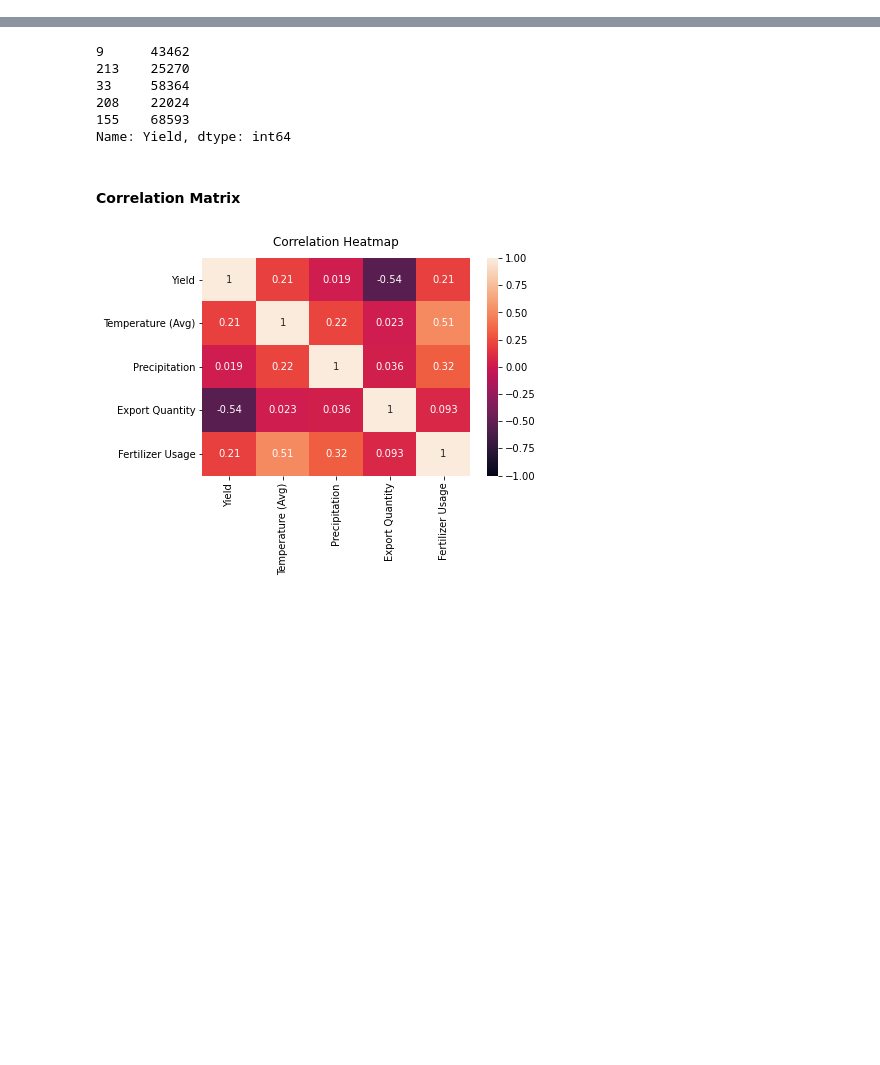
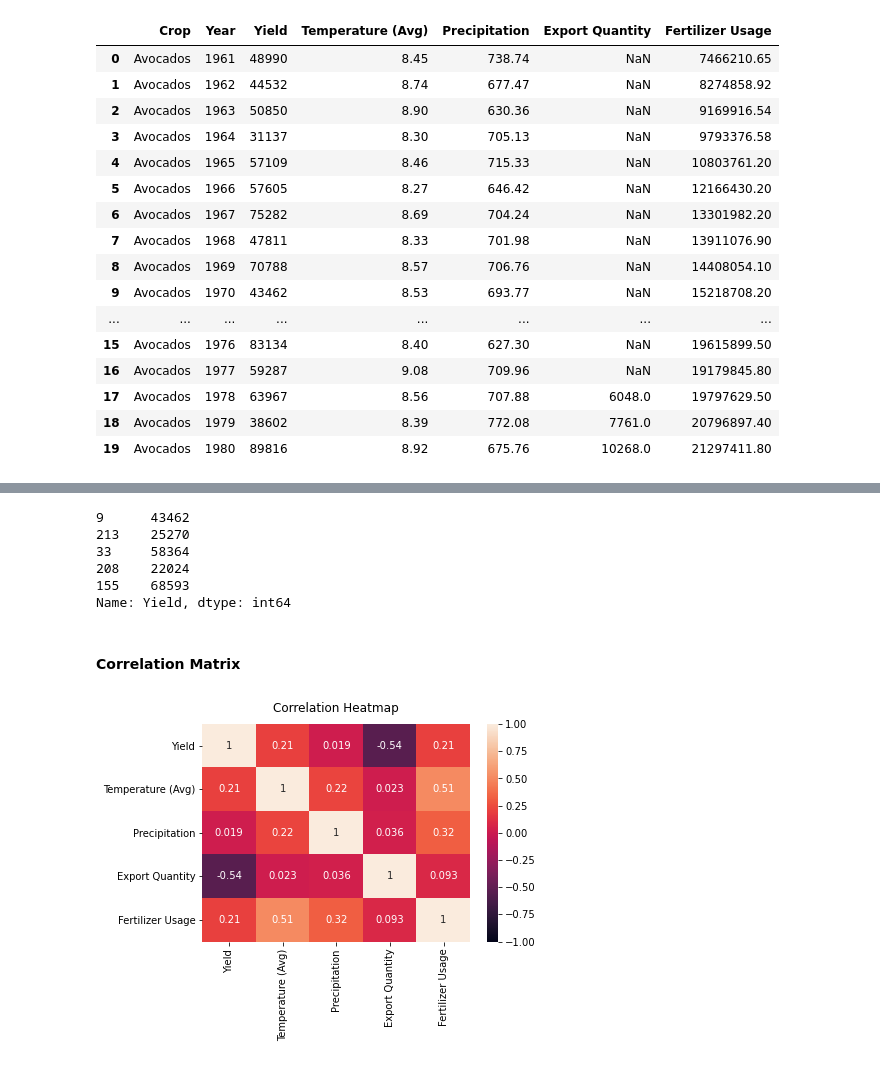
Before and after one commit to paulow540/Regression-Analysis-on-Crop-Yield-Prediction, a Jupyter notebook: models.ipynb, the cells around one changed output, grey strips where cells are left out. Cells and saved outputs as stored; diff of their text form; code cells hidden in the pictures; blank space fills up the shorter version.

```diff
--- a/models.ipynb
+++ b/models.ipynb
@@ -16,6 +16,27 @@ import pandas as pd
 import numpy as np
 import math
 import seaborn as sns
+# %%
+df = pd.read_csv("Data/crop_yield_data.csv")
+df.head(20)
+# %% [output]
+|  | Crop | Year | Yield | Temperature (Avg) | Precipitation | Export Quantity | Fertilizer Usage |
+| 0 | Avocados | 1961 | 48990 | 8.45 | 738.74 | NaN | 7466210.65 |
+| 1 | Avocados | 1962 | 44532 | 8.74 | 677.47 | NaN | 8274858.92 |
+| 2 | Avocados | 1963 | 50850 | 8.90 | 630.36 | NaN | 9169916.54 |
+| 3 | Avocados | 1964 | 31137 | 8.30 | 705.13 | NaN | 9793376.58 |
+| 4 | Avocados | 1965 | 57109 | 8.46 | 715.33 | NaN | 10803761.20 |
+| 5 | Avocados | 1966 | 57605 | 8.27 | 646.42 | NaN | 12166430.20 |
+| 6 | Avocados | 1967 | 75282 | 8.69 | 704.24 | NaN | 13301982.20 |
+| 7 | Avocados | 1968 | 47811 | 8.33 | 701.98 | NaN | 13911076.90 |
+| 8 | Avocados | 1969 | 70788 | 8.57 | 706.76 | NaN | 14408054.10 |
+| 9 | Avocados | 1970 | 43462 | 8.53 | 693.77 | NaN | 15218708.20 |
+| ... | ... | ... | ... | ... | ... | ... | ... |
+| 15 | Avocados | 1976 | 83134 | 8.40 | 627.30 | NaN | 19615899.50 |
+| 16 | Avocados | 1977 | 59287 | 9.08 | 709.96 | NaN | 19179845.80 |
+| 17 | Avocados | 1978 | 63967 | 8.56 | 707.88 | 6048.0 | 19797629.50 |
+| 18 | Avocados | 1979 | 38602 | 8.39 | 772.08 | 7761.0 | 20796897.40 |
+| 19 | Avocados | 1980 | 89816 | 8.92 | 675.76 | 10268.0 | 21297411.80 |
 # %%
 def preprocess(df):
     # df = df.dropna()
```
Also changed, not shown: 2 other files.
